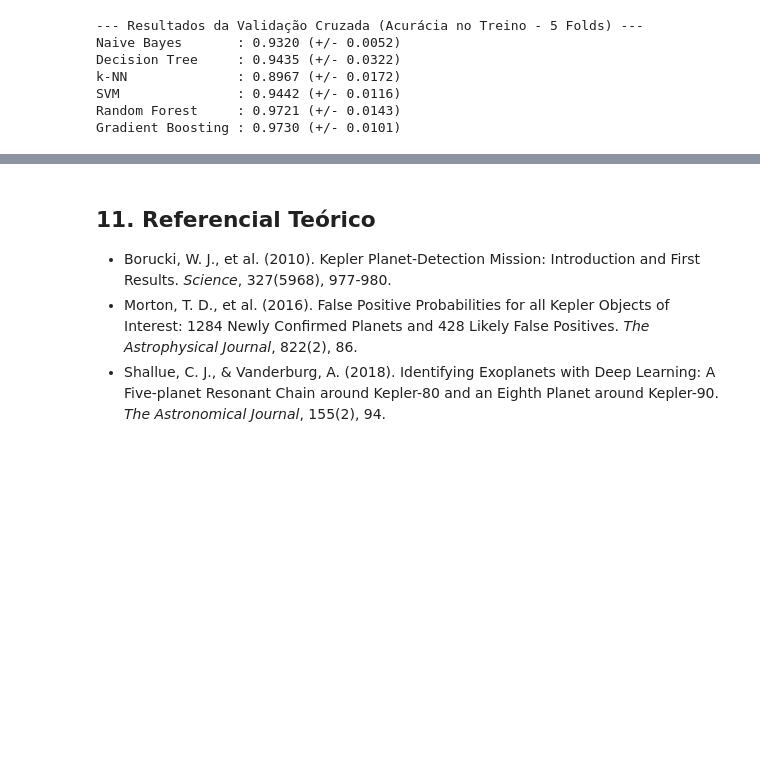
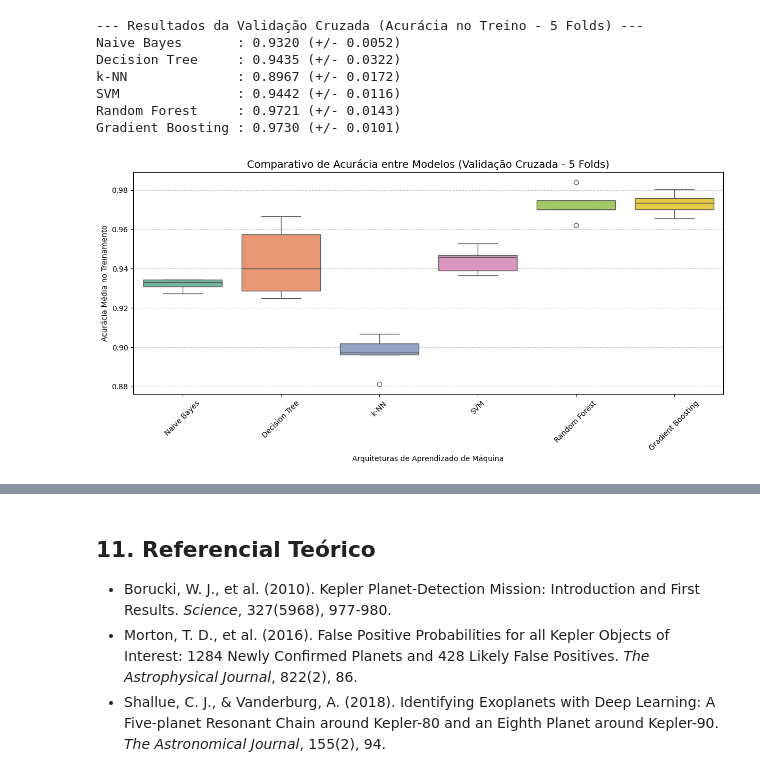
Before and after one commit to pedrinndias/study, a Jupyter notebook: trabalho-pratico-1-encontrando-exoplanetas.ipynb, the cells around one changed output, grey strips where cells are left out. Saved outputs shown, nothing was run; the diff lists cells and outputs as text; code cells hidden in the pictures; blank space fills up the shorter version.

Commit message:
Kaggle Notebook | trabalho_pratico_1_encontrando_exoplanetas | Versão 12 - Plotagem de graficos de resultados

```diff
--- a/trabalho-pratico-1-encontrando-exoplanetas.ipynb
+++ b/trabalho-pratico-1-encontrando-exoplanetas.ipynb
@@ -448,3 +453,22 @@ k-NN              : 0.8967 (+/- 0.0172)
 SVM               : 0.9442 (+/- 0.0116)
 Random Forest     : 0.9721 (+/- 0.0143)
 Gradient Boosting : 0.9730 (+/- 0.0101)
+# %%
+# Transformando os resultados salvos (os 5 folds de cada modelo) em um DataFrame
+df_cv = pd.DataFrame(resultados_cv)
+
+# Configurando o tamanho e o estilo do gráfico
+plt.figure(figsize=(12, 6))
+sns.boxplot(data=df_cv, palette='Set2')
+
+# Adicionando rótulos para clareza
+plt.title('Comparativo de Acurácia entre Modelos (Validação Cruzada - 5 Folds)', fontsize=14)
+plt.ylabel('Acurácia Média no Treinamento')
+plt.xlabel('Arquiteturas de Aprendizado de Máquina')
+plt.xticks(rotation=45) # Inclina os nomes dos modelos para não sobrepor
+plt.grid(axis='y', linestyle='--', alpha=0.7)
+
+plt.tight_layout()
+plt.show()
+# %% [output]
+[figure, added]
```
Also changed, not shown: parts of 2 cells of this notebook.
